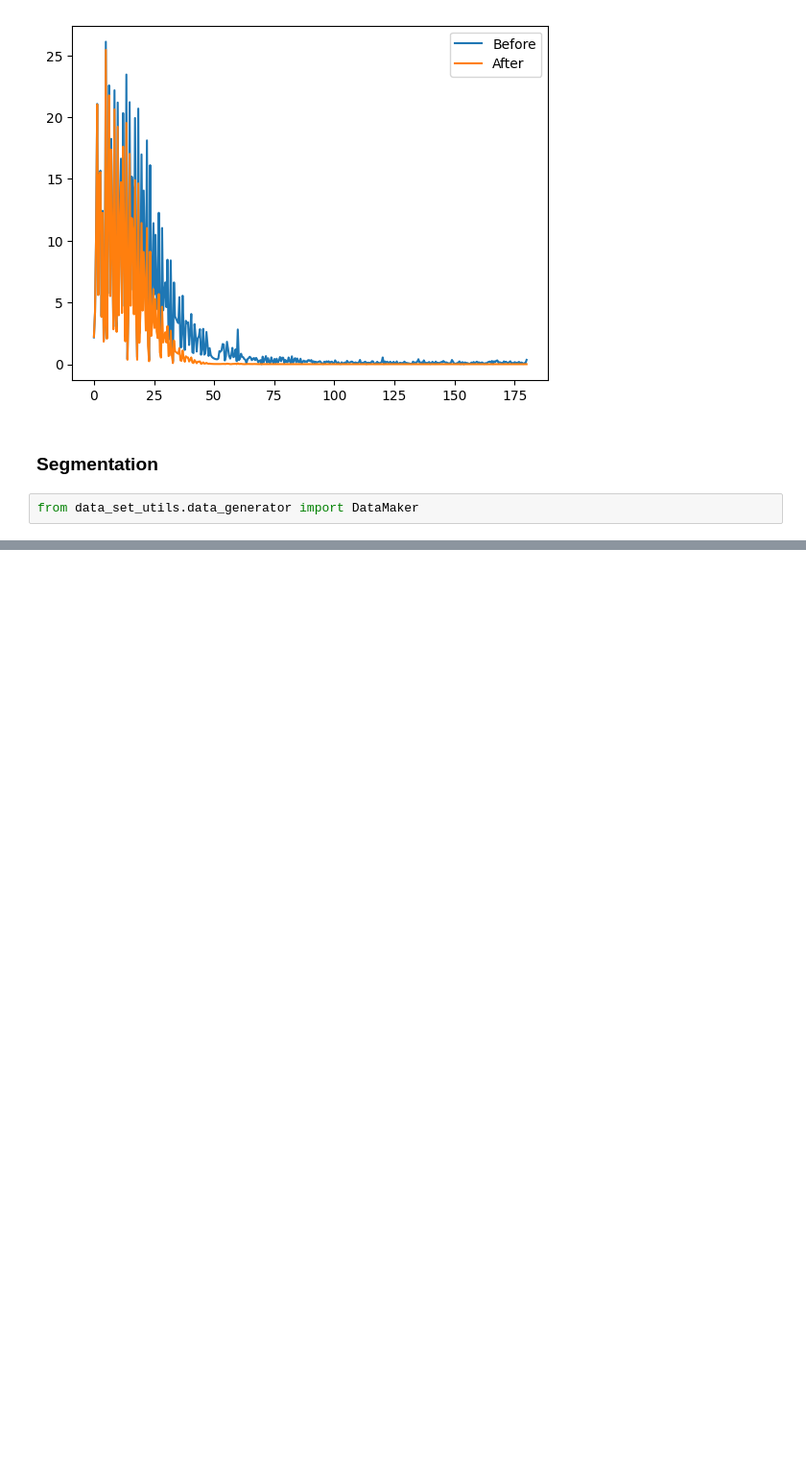
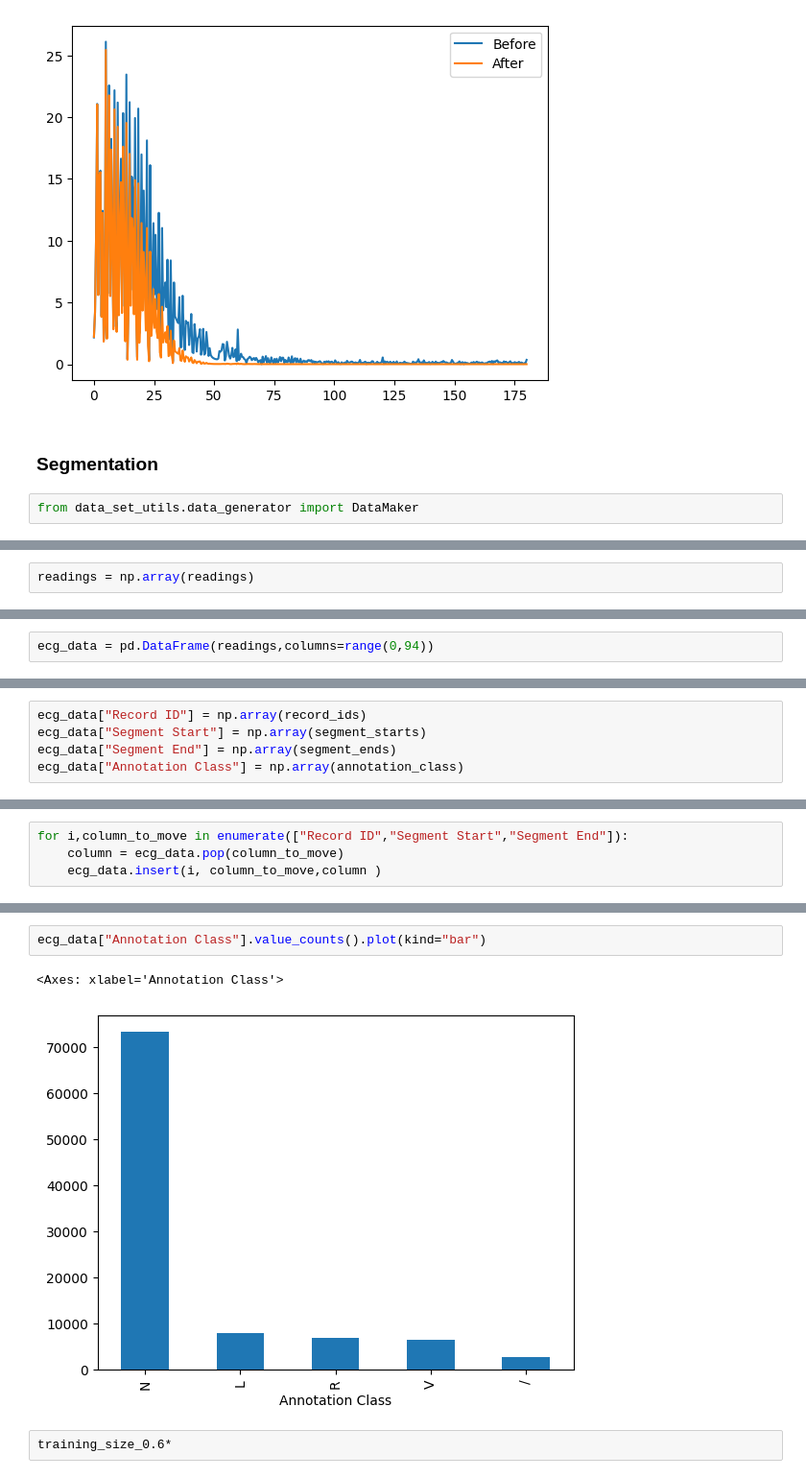
Before and after one commit to Alton1998/Arrhythmia-Detection, a Jupyter notebook: Arrhythmia Detection EDA.ipynb, the cells around one changed output, grey strips where cells are left out. Shown at 96% size. Drawn from its saved outputs; the diff is of its cells as text; blank space fills up the shorter version.

Commit message:
Complete Data Pipeline

```diff
--- a/Arrhythmia Detection EDA.ipynb
+++ b/Arrhythmia Detection EDA.ipynb
@@ -610,0 +636,2 @@ filterLow
+# %%
+readings = np.array(readings)
@@ -610,0 +642,2 @@ filterLow
+# %%
+ecg_data = pd.DataFrame(readings,columns=range(0,94))
@@ -610,0 +660,5 @@ filterLow
+# %%
+ecg_data["Record ID"] = np.array(record_ids)
+ecg_data["Segment Start"] = np.array(segment_starts)
+ecg_data["Segment End"] = np.array(segment_ends)
+ecg_data["Annotation Class"] = np.array(annotation_class)
@@ -610,0 +675,4 @@ filterLow
+# %%
+for i,column_to_move in enumerate(["Record ID","Segment Start","Segment End"]):
+    column = ecg_data.pop(column_to_move)
+    ecg_data.insert(i, column_to_move,column )
@@ -610,0 +699,7 @@ filterLow
+# %%
+ecg_data["Annotation Class"].value_counts().plot(kind="bar")
+# %% [output]
+<Axes: xlabel='Annotation Class'>
+[figure, added]
+# %%
+training_size_0.6*
```
Also changed, not shown: parts of 14 cells of this notebook, 4 other files.
